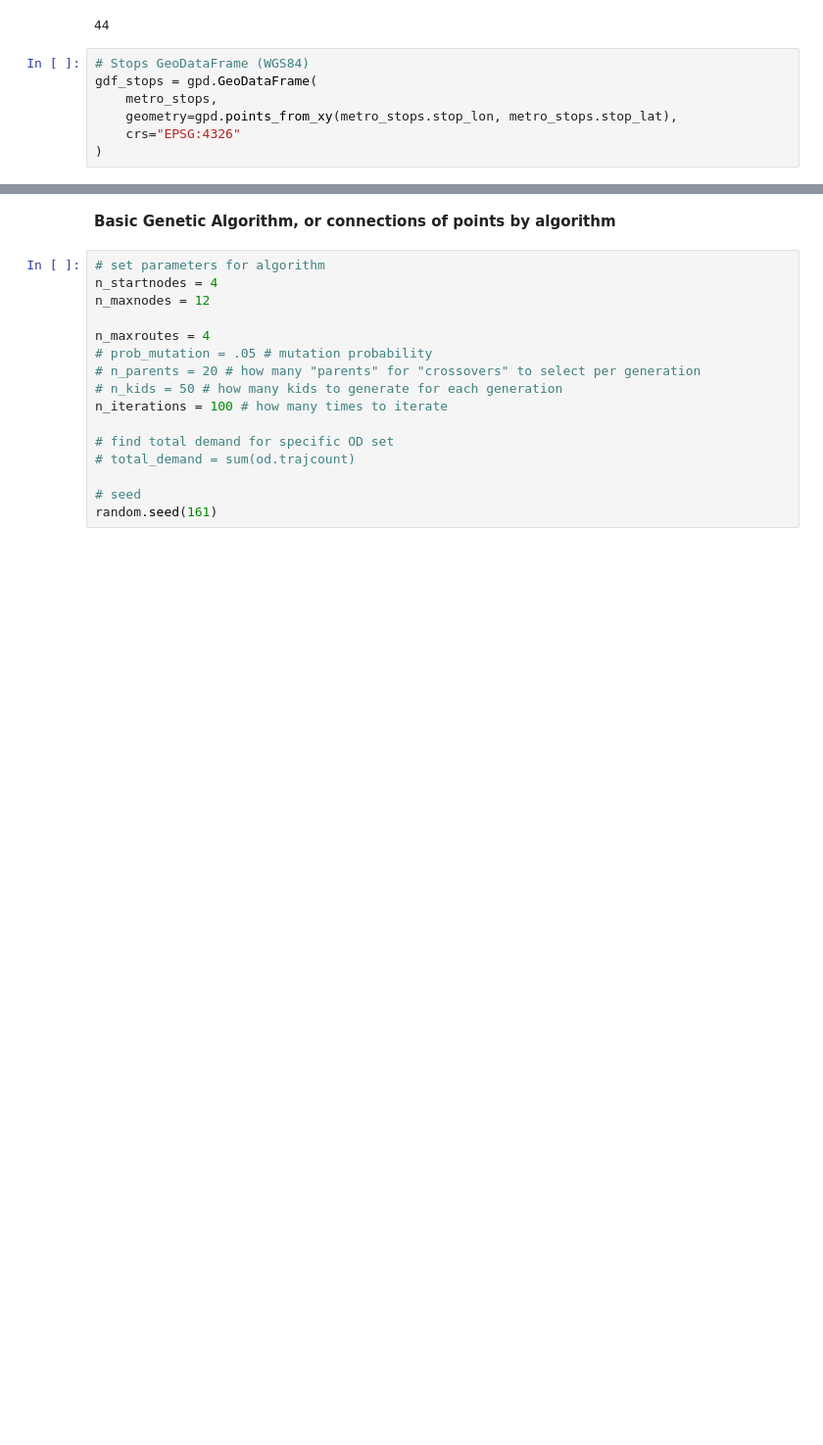
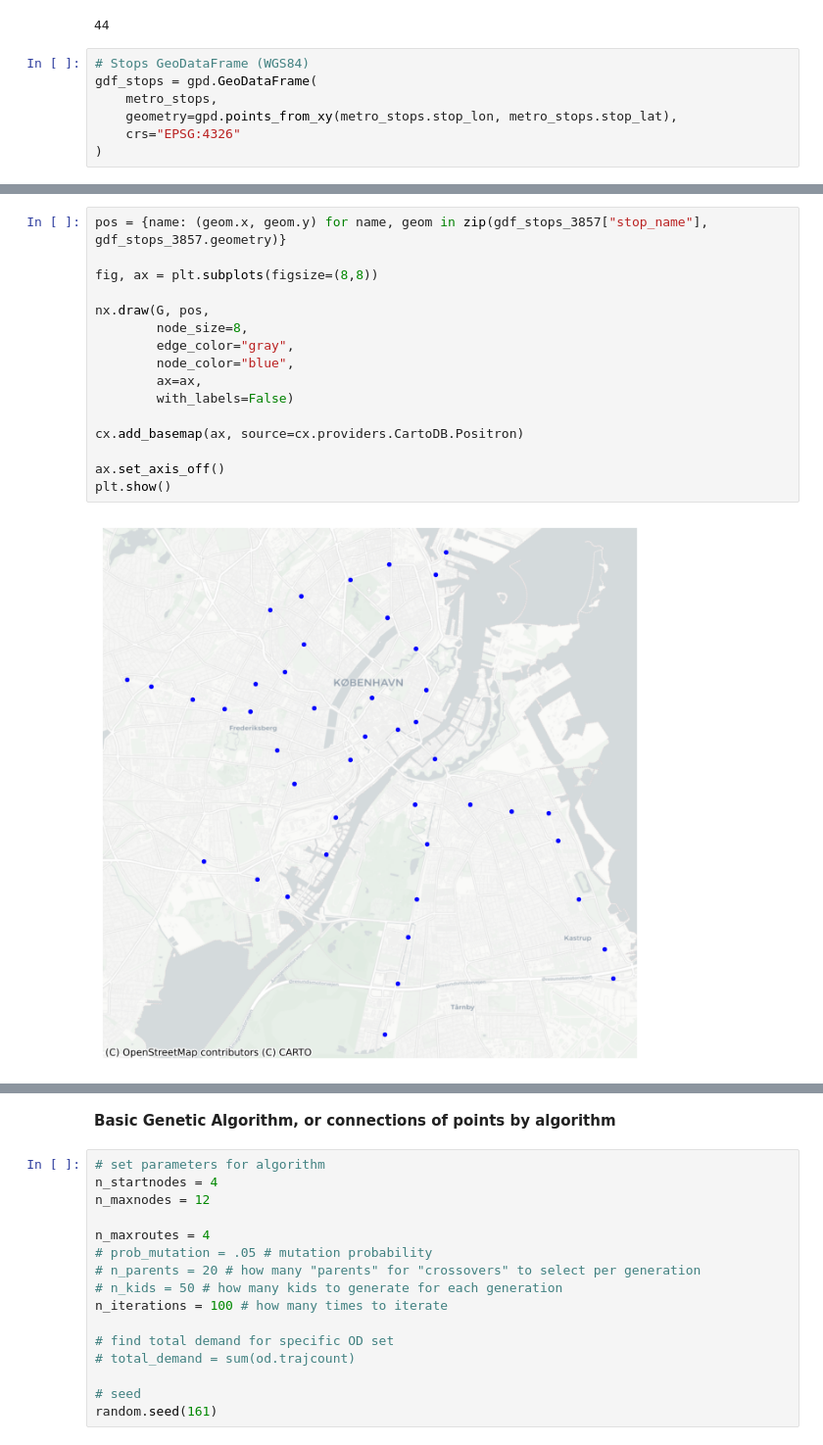
Before and after one commit to jevgbur/Genetic-algorithms-metro-optimization, a Jupyter notebook: basic_genetic/basic_genetic_Jev.ipynb, the cells around one changed output, grey strips where cells are left out. Shown at 98% size. Cells and saved outputs as stored; diff of their text form; blank space fills up the shorter version.

```diff
--- a/basic_genetic/basic_genetic_Jev.ipynb
+++ b/basic_genetic/basic_genetic_Jev.ipynb
@@ -61,0 +65,18 @@ plt.show()
+# %%
+pos = {name: (geom.x, geom.y) for name, geom in zip(gdf_stops_3857["stop_name"], gdf_stops_3857.geometry)}
+
+fig, ax = plt.subplots(figsize=(8,8))
+
+nx.draw(G, pos,
+        node_size=8,
+        edge_color="gray",
+        node_color="blue",
+        ax=ax,
+        with_labels=False)
+
+cx.add_basemap(ax, source=cx.providers.CartoDB.Positron)
+
+ax.set_axis_off()
+plt.show()
+# %% [output]
+[figure, added]
```
Also changed, not shown: parts of 10 cells of this notebook.
